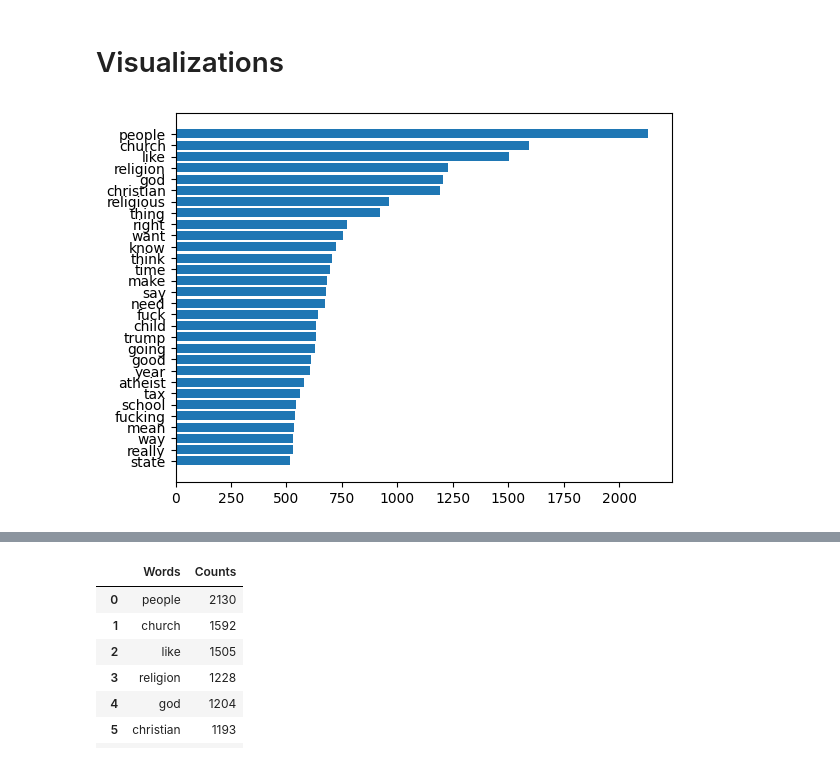
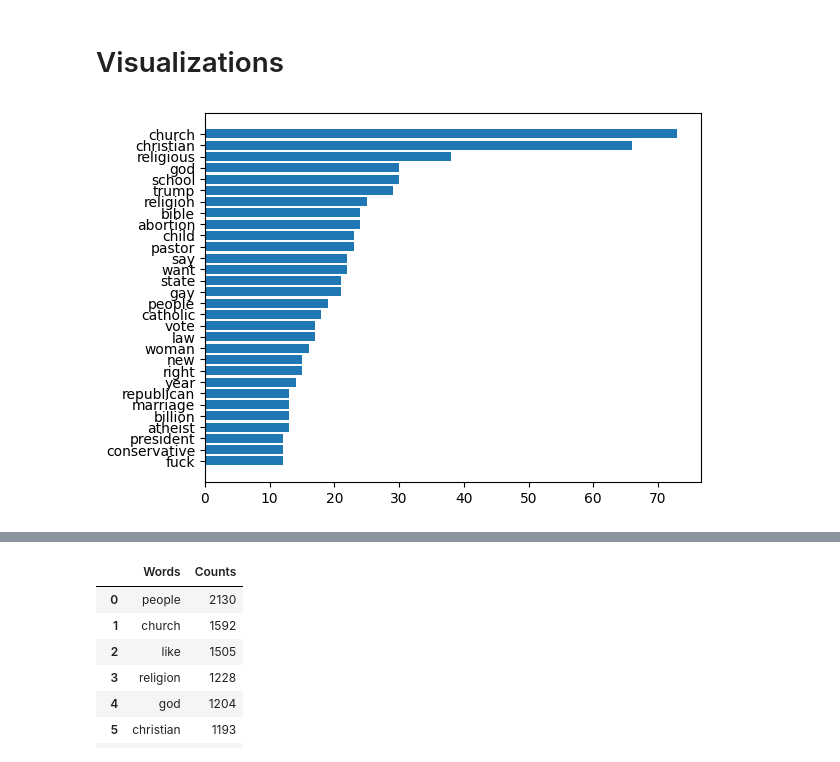
Before and after one commit to xmegan10/Reddit-Atheism-Sentiment-Comment-Prediction, a Jupyter notebook: ath_reddit_proj.ipynb, the cells around one changed output, grey strips where cells are left out. Drawn from its saved outputs; the diff is of its cells as text; code cells hidden in the pictures.

```diff
--- a/ath_reddit_proj.ipynb
+++ b/ath_reddit_proj.ipynb
@@ -182,6 +182,6 @@ def preprocess_df(df, text_col = "post_title"):
     df[text_col] = df[text_col].apply(clean_text)
     return df
 # %%
-posts = preprocess_df(comments, text_col = "post_title")
-posts = preprocess_df(comments, text_col = "post_text")
+posts = preprocess_df(posts, text_col = "post_title")
+posts = preprocess_df(posts, text_col = "post_text")
 # %% [output]
@@ -191,18 +237,29 @@ KeyError: 'post_text'
 # %%
 from sklearn.feature_extraction.text import CountVectorizer
 
-vectorizer = CountVectorizer(stop_words='english')
-X_counts = vectorizer.fit_transform(comments["comment_body"])
+class FreqVisualizer:
+    def __init__(self, df, text_col):
+        self.df = df
+        self.text_col = text_col
 
-w_counts = X_counts.toarray().sum(axis = 0)
-word_freq = [(word, w_counts[idx])for word, idx in vectorizer.vocabulary_.items()]
-word_freq = sorted(word_freq, key=lambda x: x[1], reverse = True)
 
-words = [w[0] for w in word_freq[:30]]
-counts = [w[1] for w in word_freq[:30]]
-fig, ax = plt.subplots()
-ax.barh(words, counts, align = "center")
-ax.invert_yaxis()
-plt.show()
+    def visualize_word_freq(df, text_col):
+    vectorizer = CountVectorizer(stop_words='english')
+    X_counts = vectorizer.fit_transform(df[text_col])
+
+    w_counts = X_counts.toarray().sum(axis = 0)
+    word_freq = [(word, w_counts[idx])for word, idx in vectorizer.vocabulary_.items()]
+    word_freq = sorted(word_freq, key=lambda x: x[1], reverse = True)
+
+    words = [w[0] for w in word_freq[:30]]
+    counts = [w[1] for w in word_freq[:30]]
+    fig, ax = plt.subplots()
+    ax.barh(words, counts, align = "center")
+    ax.invert_yaxis()
+    plt.show()
+
+
+
+visualize_word_freq(posts, "post_title")
 # %% [output]
-[figure, old version]
+[figure, new version]
```
Also changed, not shown: parts of 15 cells of this notebook.
